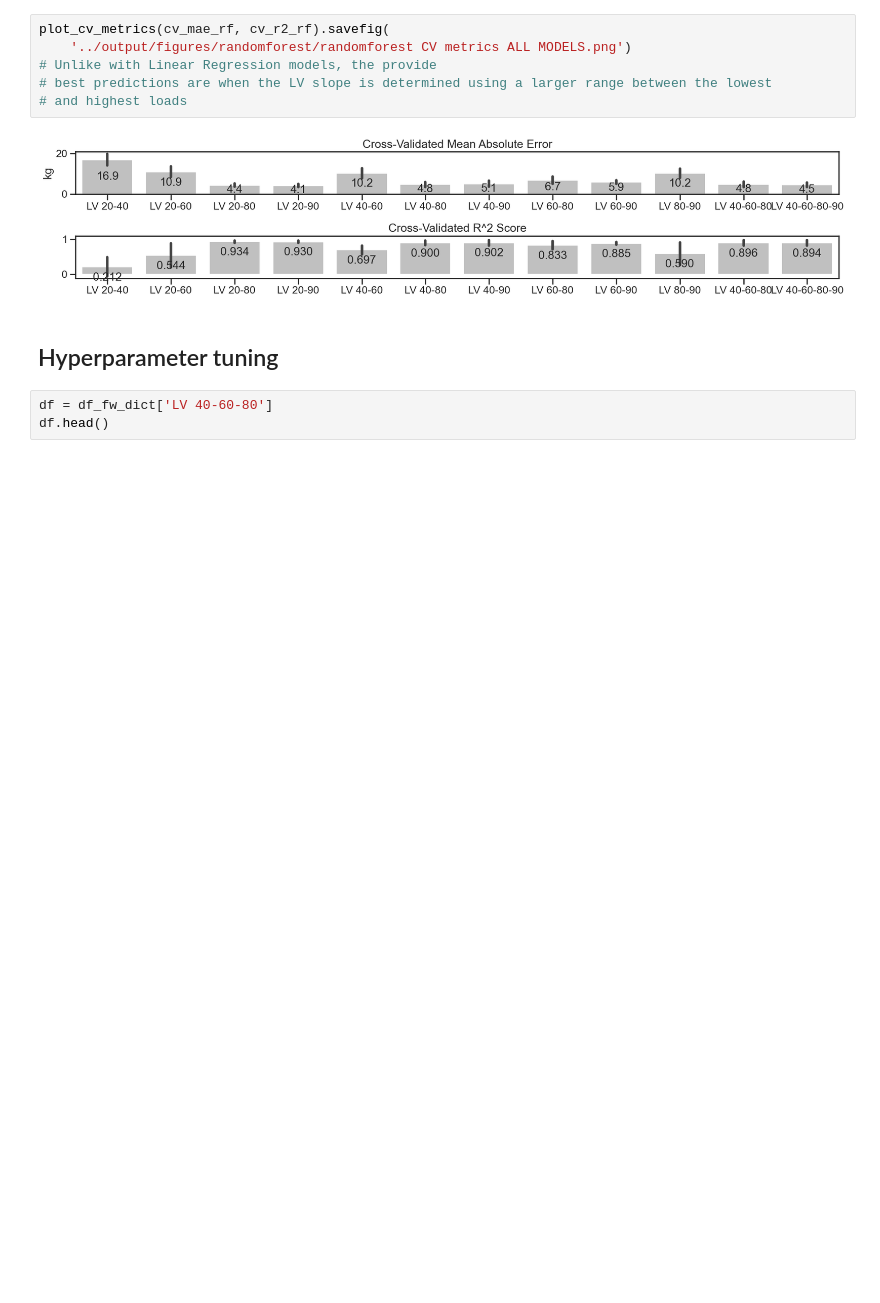
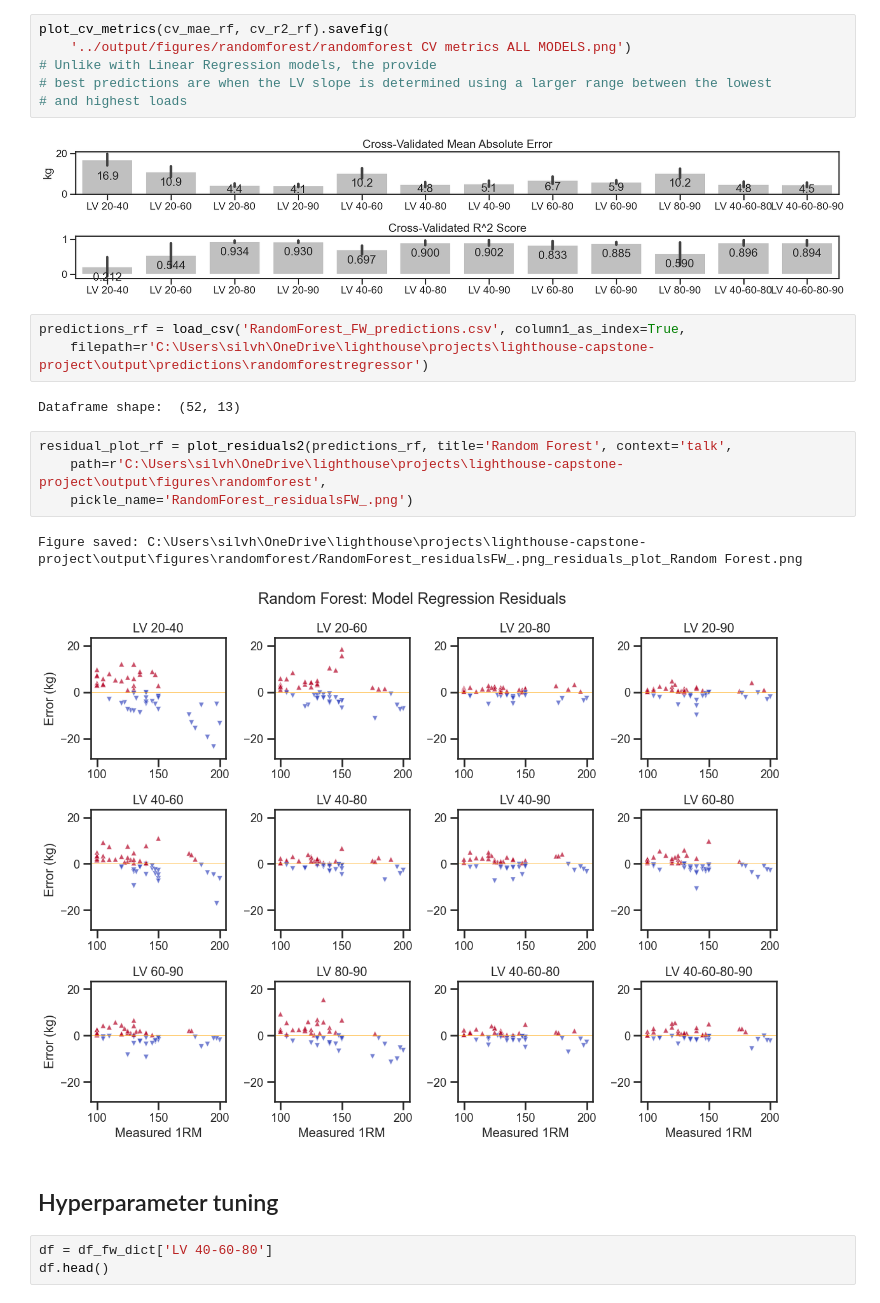
Before and after one commit to silvhua/lighthouse-capstone-project, a Jupyter notebook: notebooks/consolidated_scripts_exp2.ipynb, the cells around one changed output. Cells and saved outputs as stored; diff of their text form; blank space fills up the shorter version.

```diff
--- a/notebooks/consolidated_scripts_exp2.ipynb
+++ b/notebooks/consolidated_scripts_exp2.ipynb
@@ -322,6 +273,18 @@ plot_cv_metrics(cv_mae_rf, cv_r2_rf).savefig(
 # and highest loads
 # %% [output]
 [figure]
+# %%
+predictions_rf = load_csv('RandomForest_FW_predictions.csv', column1_as_index=True,
+    filepath=r'C:\Users\silvh\OneDrive\lighthouse\projects\lighthouse-capstone-project\output\predictions\randomforestregressor')
+# %% [output]
+Dataframe shape:  (52, 13)
+# %%
+residual_plot_rf = plot_residuals2(predictions_rf, title='Random Forest', context='talk',
+    path=r'C:\Users\silvh\OneDrive\lighthouse\projects\lighthouse-capstone-project\output\figures\randomforest',
+    pickle_name='RandomForest_residualsFW_.png')
+# %% [output]
+Figure saved: C:\Users\silvh\OneDrive\lighthouse\projects\lighthouse-capstone-project\output\figures\randomforest/RandomForest_residualsFW_.png_residuals_plot_Random Forest.png
+[figure, added]
 # %% [markdown]
 ## Hyperparameter tuning
 # %%
```
Also changed, not shown: parts of 13 cells of this notebook.
